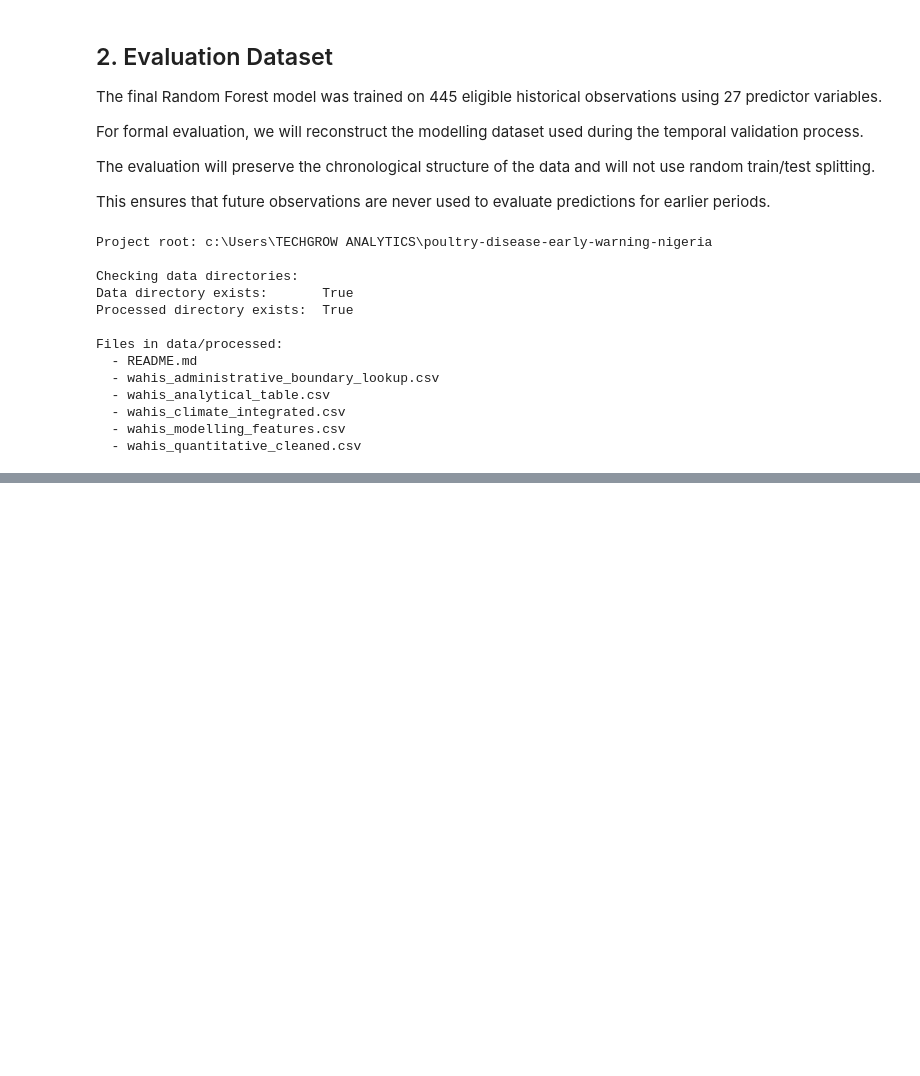
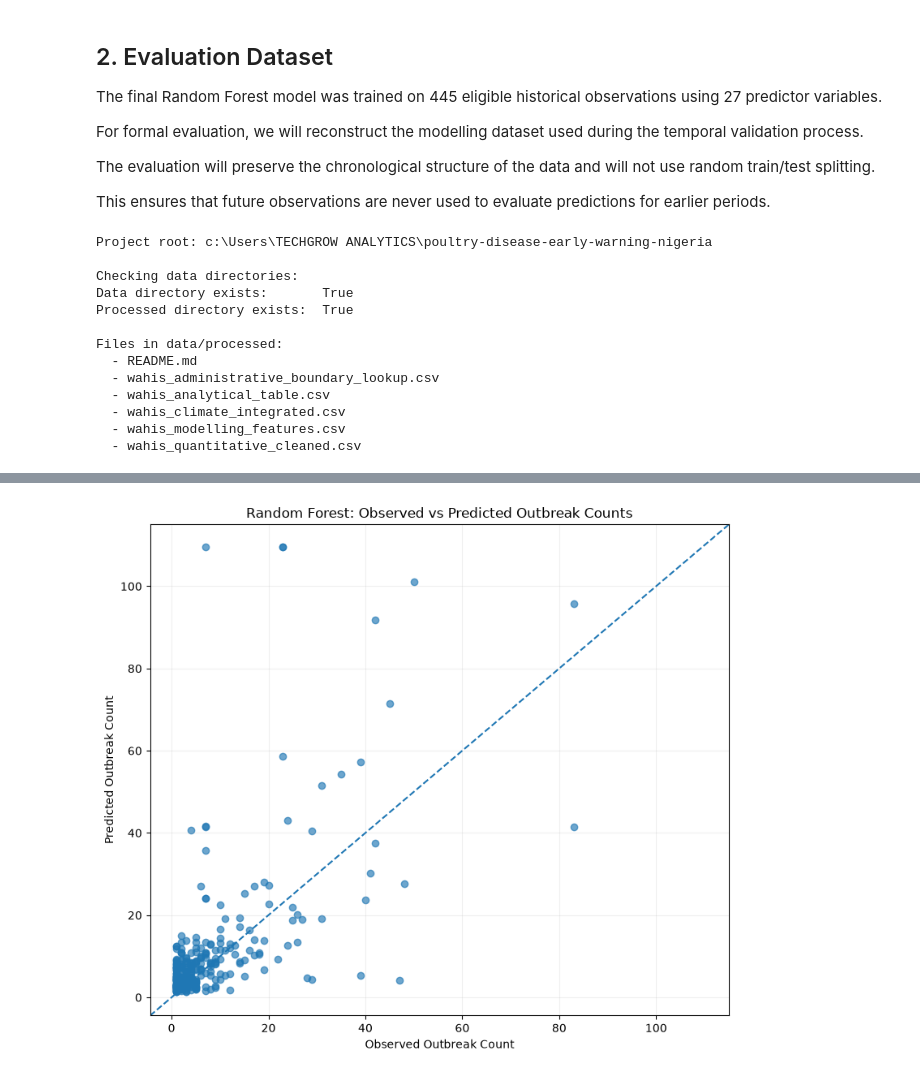
Before and after one commit to zulyadainimuhammad/poultry-disease-early-warning-nigeria, a Jupyter notebook: notebooks/09_Model_Evaluation.ipynb, the cells around one changed output, grey strips where cells are left out. Cells and saved outputs as stored; diff of their text form; code cells hidden in the pictures; blank space fills up the shorter version.

```diff
--- a/notebooks/09_Model_Evaluation.ipynb
+++ b/notebooks/09_Model_Evaluation.ipynb
@@ -213,0 +2644,52 @@ Files in data/processed:
+# %%
+# ============================================================
+# 7.1 ACTUAL VS PREDICTED OUT-OF-SAMPLE COUNTS
+# ============================================================
+
+import matplotlib.pyplot as plt
+import numpy as np
+
+# Use the previously generated OOS predictions
+plot_df = oos_predictions_df.copy()
+
+actual = plot_df[y_column]
+predicted = plot_df["predicted_outbreak_count"]
+
+# Determine plot limits
+plot_min = min(actual.min(), predicted.min())
+plot_max = max(actual.max(), predicted.max())
+
+# Add a small margin
+margin = (plot_max - plot_min) * 0.05
+plot_min -= margin
+plot_max += margin
+
+plt.figure(figsize=(8, 7))
+
+plt.scatter(
+    actual,
+    predicted,
+    alpha=0.65
+)
+
+# 45-degree reference line
+plt.plot(
+    [plot_min, plot_max],
+    [plot_min, plot_max],
+    linestyle="--",
+    linewidth=1.5
+)
+
+plt.xlabel("Observed Outbreak Count")
+plt.ylabel("Predicted Outbreak Count")
+plt.title("Random Forest: Observed vs Predicted Outbreak Counts")
+
+plt.xlim(plot_min, plot_max)
+plt.ylim(plot_min, plot_max)
+
+plt.grid(alpha=0.2)
+plt.tight_layout()
+
+plt.show()
+# %% [output]
+[figure, added]
```
Also changed, not shown: parts of 57 cells of this notebook, 12 other files.
